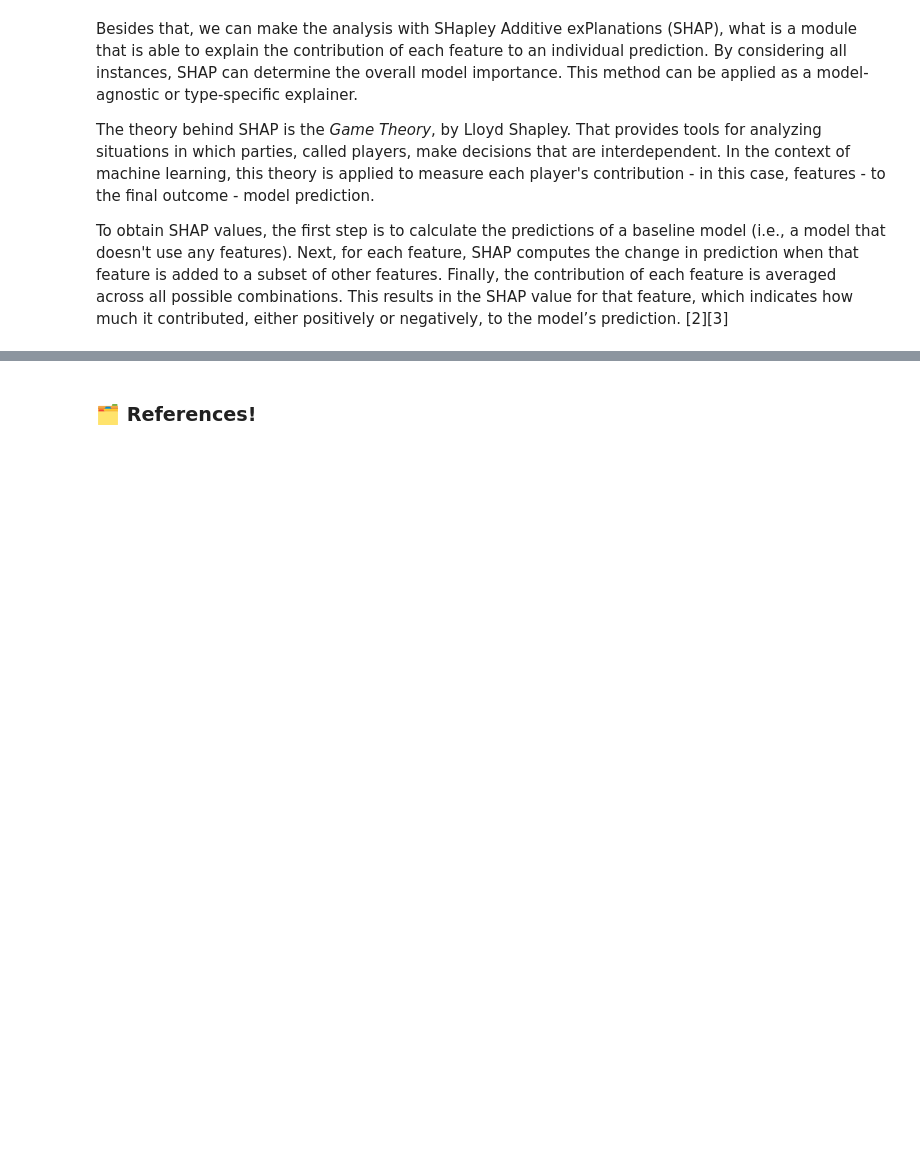
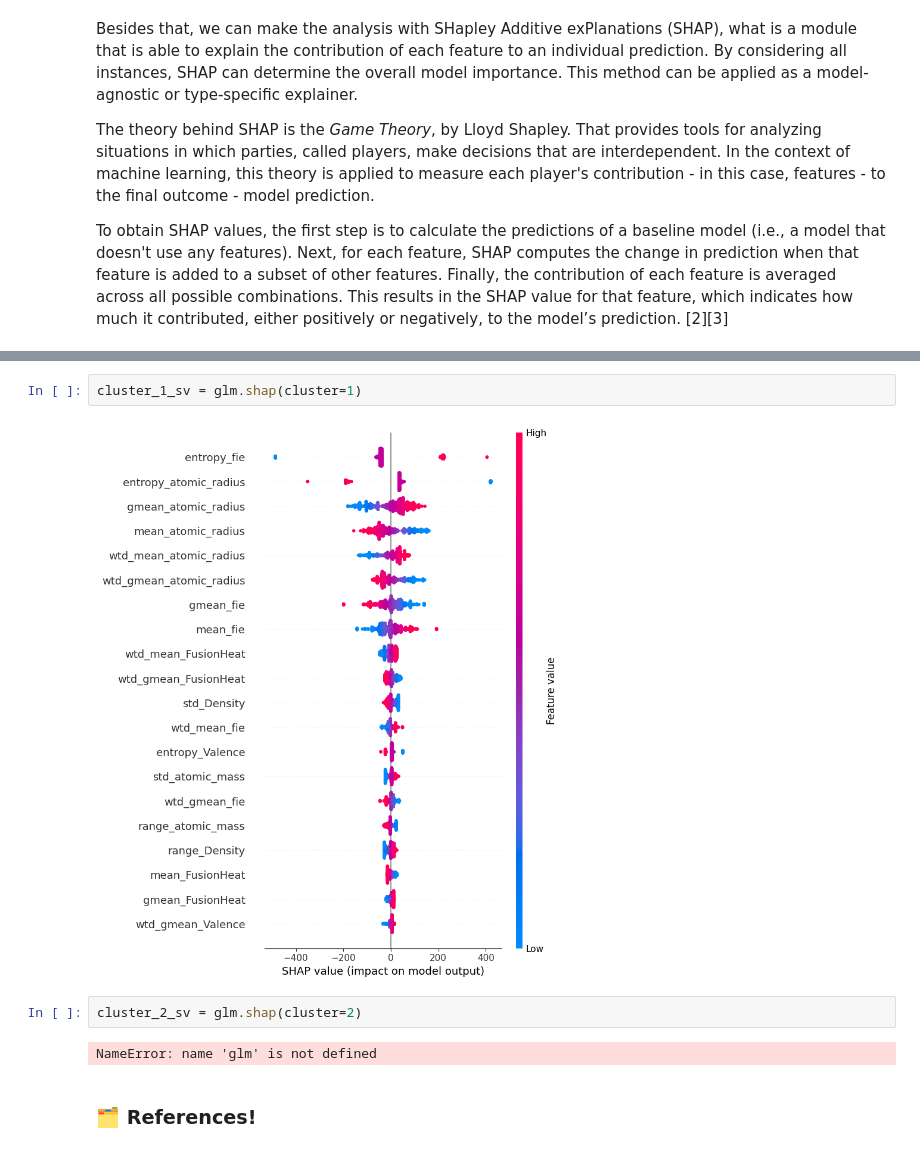
Before and after one commit to CassarGroup/IC---Interpretable-models-for-Tc-prediction, a Jupyter notebook: Other_files/Exploring_intepretability.ipynb, the cells around one changed output, grey strips where cells are left out. Drawn from its saved outputs; the diff is of its cells as text; blank space fills up the shorter version.

```diff
--- a/Other_files/Exploring_intepretability.ipynb
+++ b/Other_files/Exploring_intepretability.ipynb
@@ -258,3 +234,11 @@ array([[-2.13120811e+00,  6.87751026e-01, -5.66318754e-02, ...,
+# %%
+cluster_1_sv = glm.shap(cluster=1)
+# %% [output]
+[figure, added]
+# %%
+cluster_2_sv = glm.shap(cluster=2)
+# %% [output]
+NameError: name 'glm' is not defined
 # %% [markdown]
 ### 🗂️ **References!**
 # %% [markdown]
```
Also changed, not shown: parts of 3 cells of this notebook, 4 other files.
